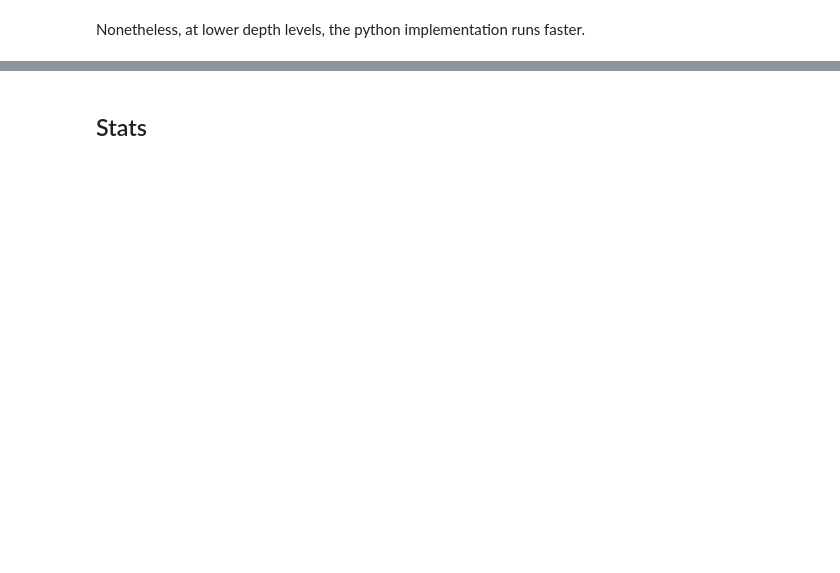
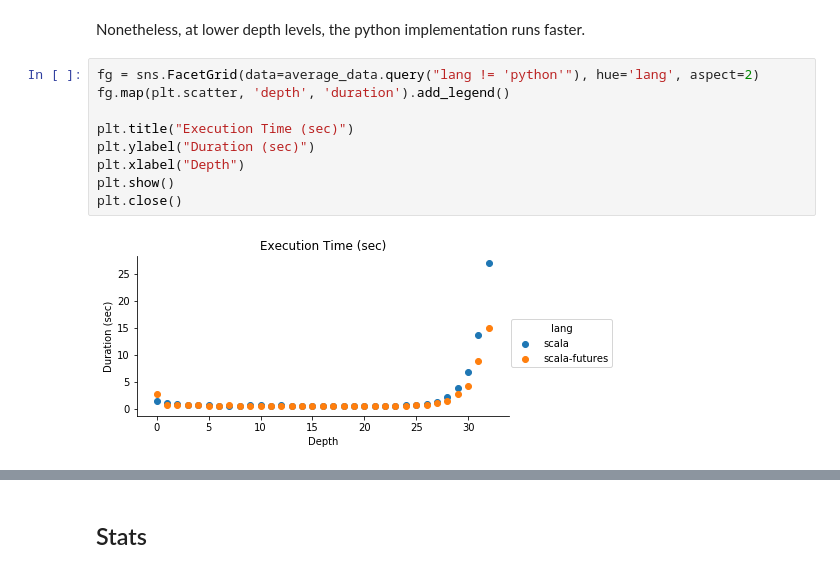
Before and after one commit to RHDZMOTA/recursive-pascal-triangle, a Jupyter notebook: results.ipynb, the cells around one changed output, grey strips where cells are left out. Drawn from its saved outputs; the diff is of its cells as text; blank space fills up the shorter version.

```diff
--- a/results.ipynb
+++ b/results.ipynb
@@ -139,2 +170,13 @@ plt.close()
 # %% [markdown]
 Nonetheless, at lower depth levels, the python implementation runs faster.
+# %%
+fg = sns.FacetGrid(data=average_data.query("lang != 'python'"), hue='lang', aspect=2)
+fg.map(plt.scatter, 'depth', 'duration').add_legend()
+
+plt.title("Execution Time (sec)")
+plt.ylabel("Duration (sec)")
+plt.xlabel("Depth")
+plt.show()
+plt.close()
+# %% [output]
+[figure, added]
```
Also changed, not shown: parts of 10 cells of this notebook.
